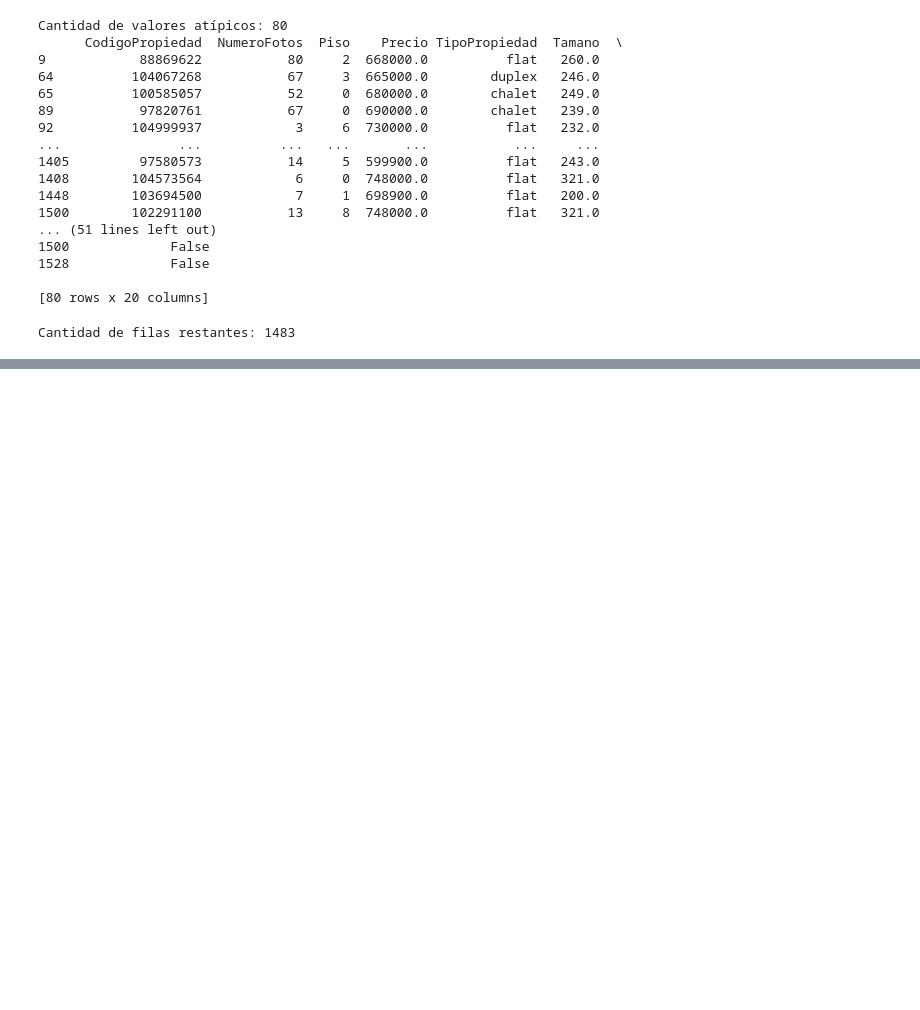
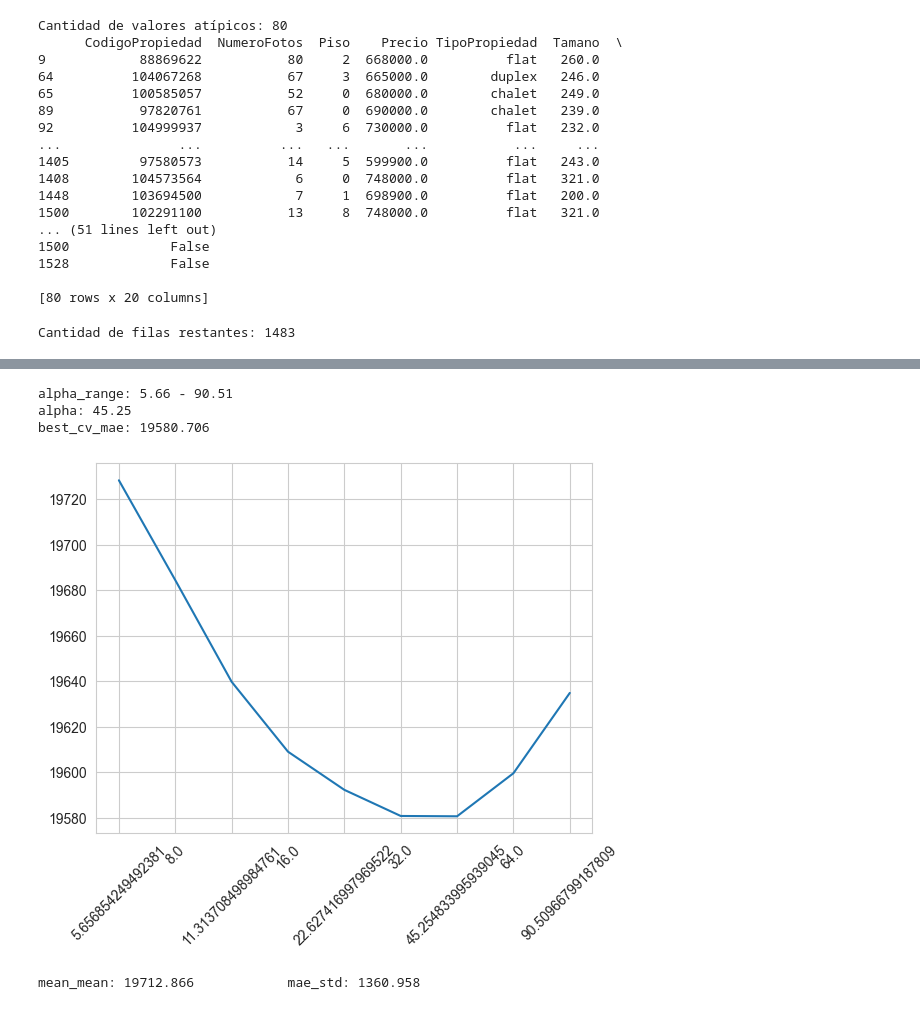
Before and after one commit to jkacosta91/Analisis-de-Alquileres, a Jupyter notebook: ml.ipynb, the cells around one changed output, grey strips where cells are left out. Drawn from its saved outputs; the diff is of its cells as text; code cells hidden in the pictures; blank space fills up the shorter version.

```diff
--- a/ml.ipynb
+++ b/ml.ipynb
@@ -295,0 +492,20 @@ print(df_transformed.head())
+# %%
+print("alpha_range: %.2f - %.2f" %(np.array(l_alpha).min(), np.array(l_alpha).max()))
+print("alpha: %.2f " %(ridge_alpha_search.best_params_['alpha']))
+print("best_cv_mae: %.3f" %(-ridge_alpha_search.best_score_))
+
+plt.xticks(range(len(l_alpha)), l_alpha, rotation=45)
+_ = plt.plot( -ridge_alpha_search.cv_results_['mean_test_score'])
+# %% [output]
+alpha_range: 5.66 - 90.51
+alpha: 45.25
+best_cv_mae: 19580.706
+[figure, added]
+# %%
+best_alpha = ridge_alpha_search.best_params_['alpha']
+lr_m = Ridge(alpha=best_alpha)
+
+scores = cross_val_score(lr_m, x, y, scoring="neg_mean_absolute_error", cv=kf, n_jobs=2)
+print("mean_mean: %.3f\t\tmae_std: %.3f" % (-scores.mean(), scores.std()))
+# %% [output]
+mean_mean: 19712.866            mae_std: 1360.958
```
Also changed, not shown: parts of 55 cells of this notebook.
